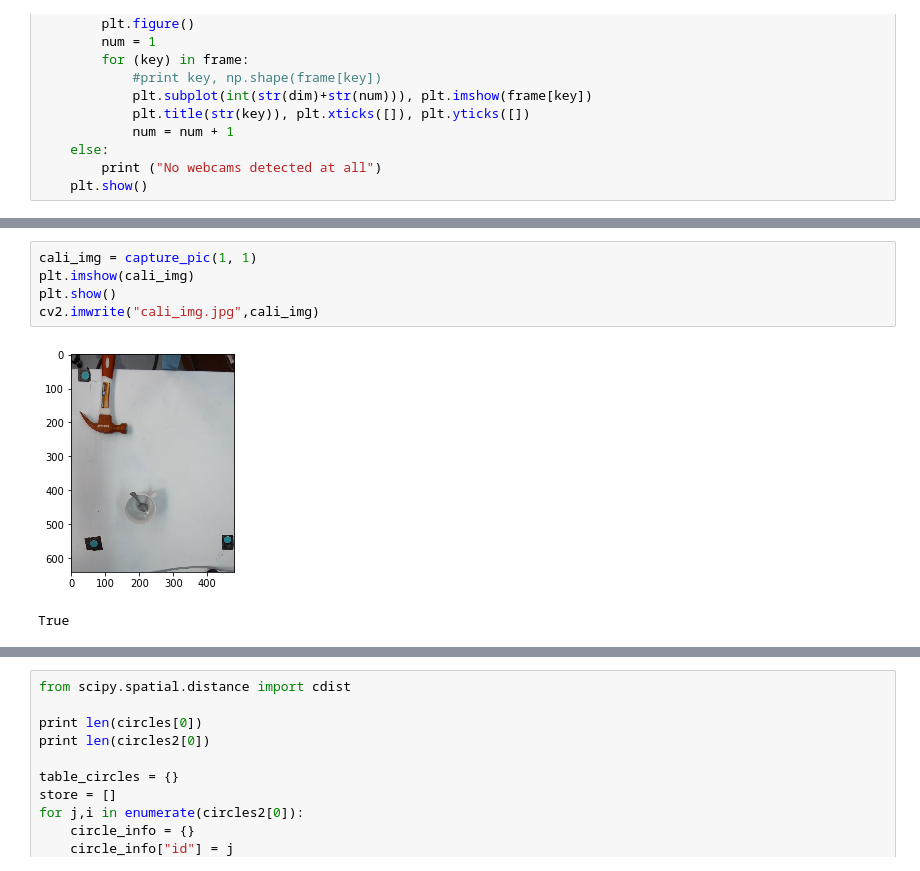
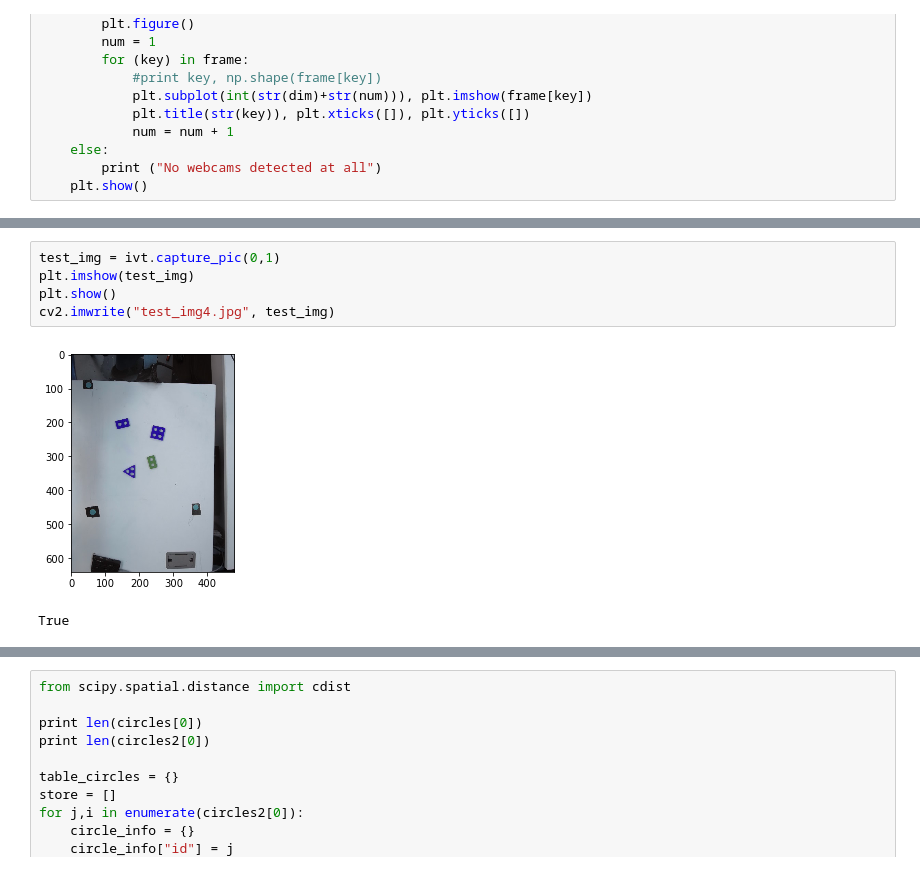
Before and after one commit to michaelcheah/BIRL_IROS, a Jupyter notebook: vision_testing_notebook.ipynb, the cells around one changed output, grey strips where cells are left out. Cells and saved outputs as stored; diff of their text form.

```diff
--- a/vision_testing_notebook.ipynb
+++ b/vision_testing_notebook.ipynb
@@ -89,8 +129,8 @@ No webcam at 2
 # %%
-cali_img = capture_pic(1, 1)
-plt.imshow(cali_img)
+test_img = ivt.capture_pic(0,1)
+plt.imshow(test_img)
 plt.show()
-cv2.imwrite("cali_img.jpg",cali_img)
+cv2.imwrite("test_img4.jpg", test_img)
 # %% [output]
-[figure, old version]
+[figure, new version]
 True
```
Also changed, not shown: parts of 22 cells of this notebook, 3 other files.
